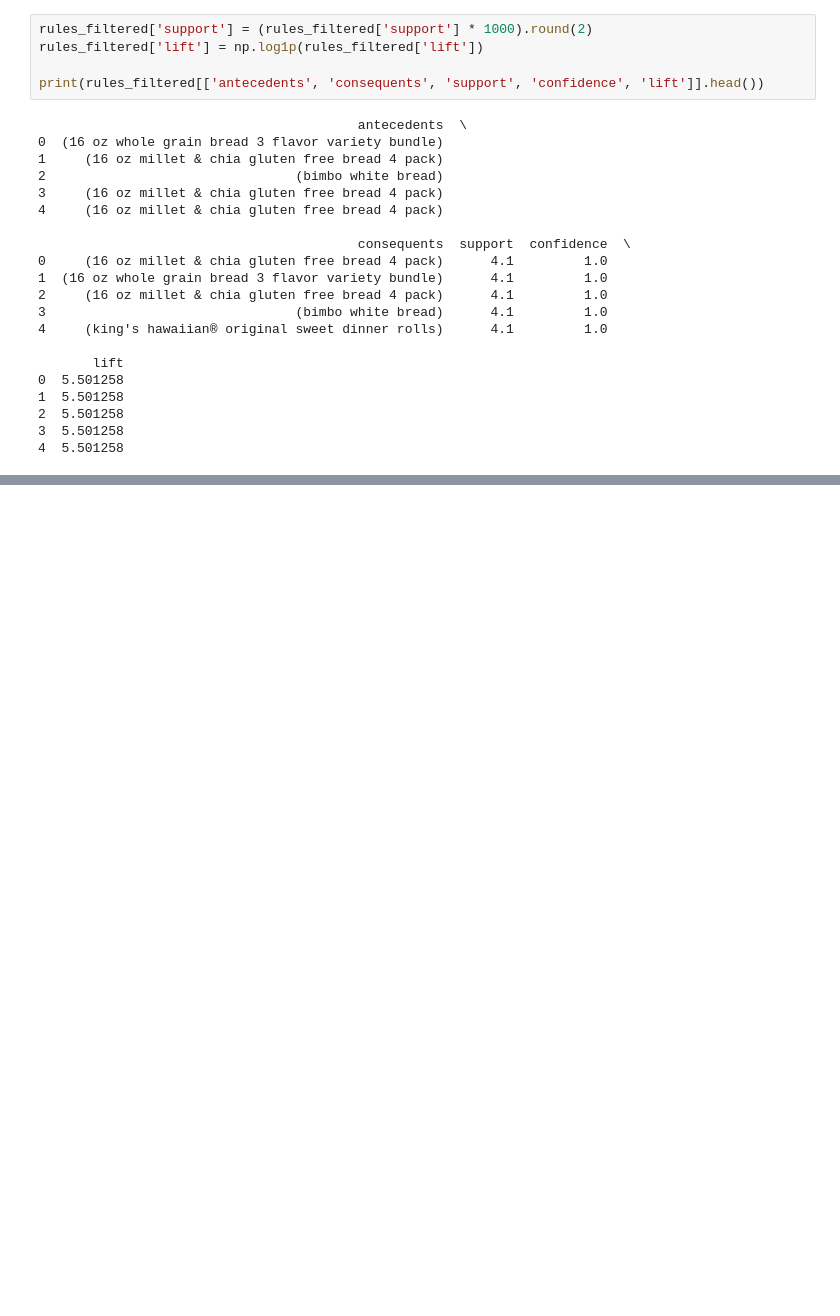
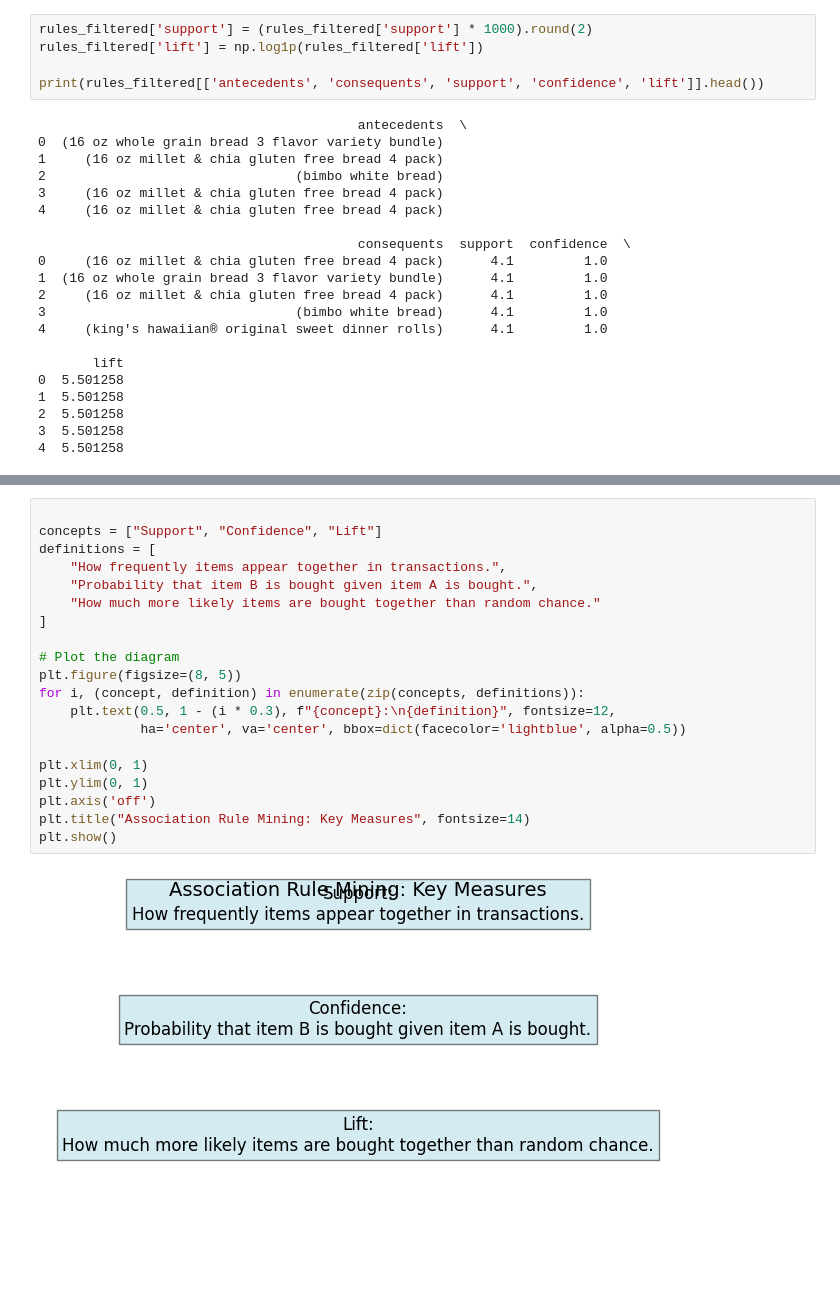
Before and after one commit to RISSIKUMARP/Enhancing-Public-Health-by-Identifying-Unhealthy-Foods-Promoting-Healthier-Alternatives, a Jupyter notebook: scripts/arm.ipynb, the cells around one changed output, grey strips where cells are left out. Saved outputs shown, nothing was run; the diff lists cells and outputs as text; blank space fills up the shorter version.

```diff
--- a/scripts/arm.ipynb
+++ b/scripts/arm.ipynb
@@ -223,0 +224,22 @@ Graph Edges: [('16 oz whole grain bread 3 flavor variety bundle', '16 oz millet
+# %%
+
+concepts = ["Support", "Confidence", "Lift"]
+definitions = [
+    "How frequently items appear together in transactions.",
+    "Probability that item B is bought given item A is bought.",
+    "How much more likely items are bought together than random chance."
+]
+
+# Plot the diagram
+plt.figure(figsize=(8, 5))
+for i, (concept, definition) in enumerate(zip(concepts, definitions)):
+    plt.text(0.5, 1 - (i * 0.3), f"{concept}:\n{definition}", fontsize=12,
+             ha='center', va='center', bbox=dict(facecolor='lightblue', alpha=0.5))
+
+plt.xlim(0, 1)
+plt.ylim(0, 1)
+plt.axis('off')
+plt.title("Association Rule Mining: Key Measures", fontsize=14)
+plt.show()
+# %% [output]
+[figure, added]
```
Also changed, not shown: parts of 3 cells of this notebook, 29 other files.
